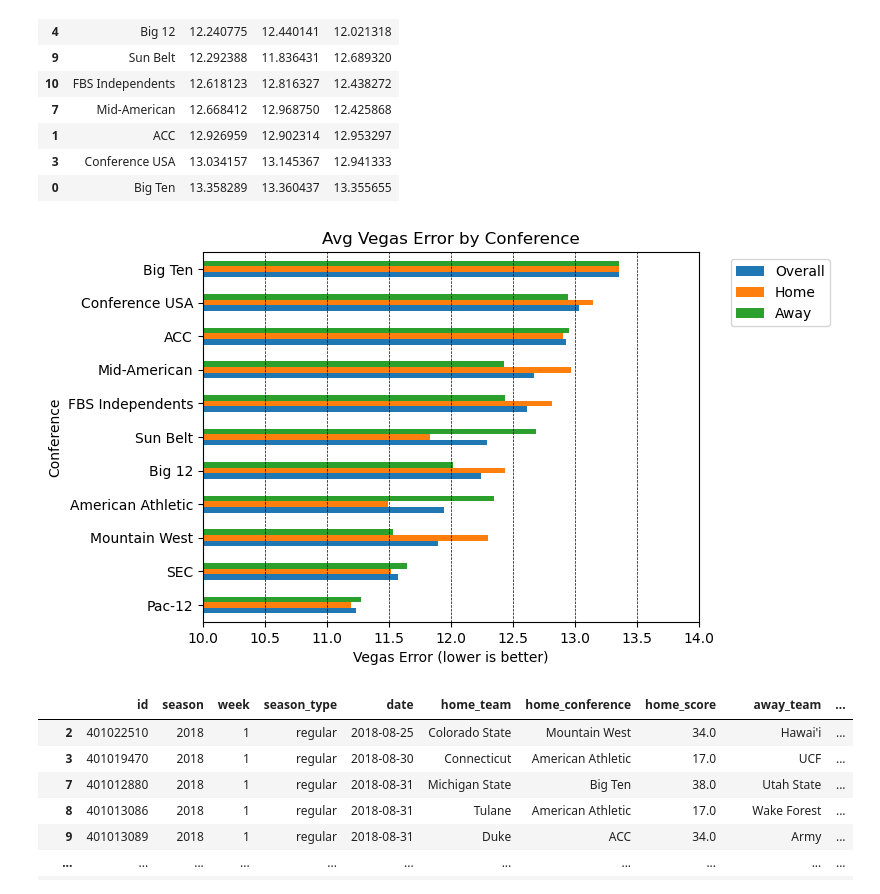
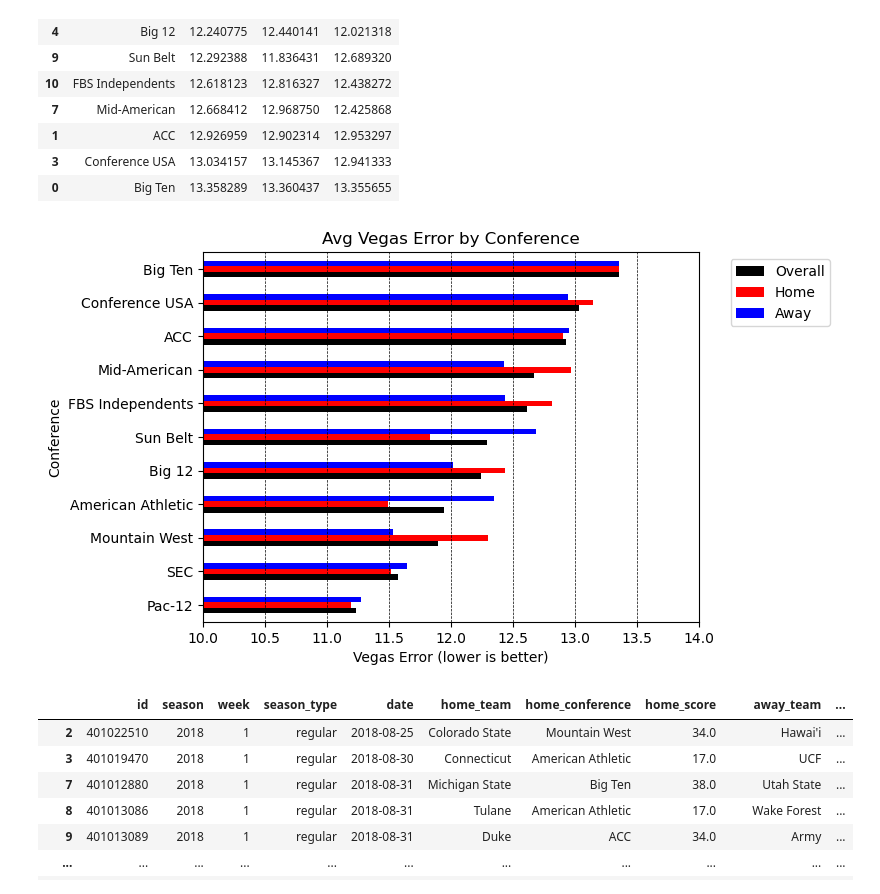
Before and after one commit to ajgrande615/DA9_CFB_Analysis, a Jupyter notebook: lines_data_ex.ipynb, the cells around one changed output. Saved outputs shown, nothing was run; the diff lists cells and outputs as text; code cells hidden in the pictures.

```diff
--- a/lines_data_ex.ipynb
+++ b/lines_data_ex.ipynb
@@ -393,13 +399,14 @@ conf_error
 | 3 | Conference USA | 13.034157 | 13.145367 | 12.941333 |
 | 0 | Big Ten | 13.358289 | 13.360437 | 13.355655 |
 # %%
-ax = conf_error.plot.barh(x='Conference', xlabel = 'Vegas Error (lower is better)', ylabel = 'Conference', title='Avg Vegas Error by Conference')
+colors = ['black','red','blue']
+ax = conf_error.plot.barh(x='Conference', xlabel = 'Vegas Error (lower is better)', ylabel = 'Conference', title='Avg Vegas Error by Conference',color=colors)
 plt.legend(bbox_to_anchor=(1.05, 1.0), loc='upper left')
 plt.grid(axis = 'x', color='black', linestyle = '--', linewidth = 0.5)
 plt.xlim(10,14)
 plt.show()
 # %% [output]
-[figure, old version]
+[figure, new version]
 # %%
 lines_fbs
 # %% [output]
```
Also changed, not shown: parts of 14 cells of this notebook, 6 other files.
